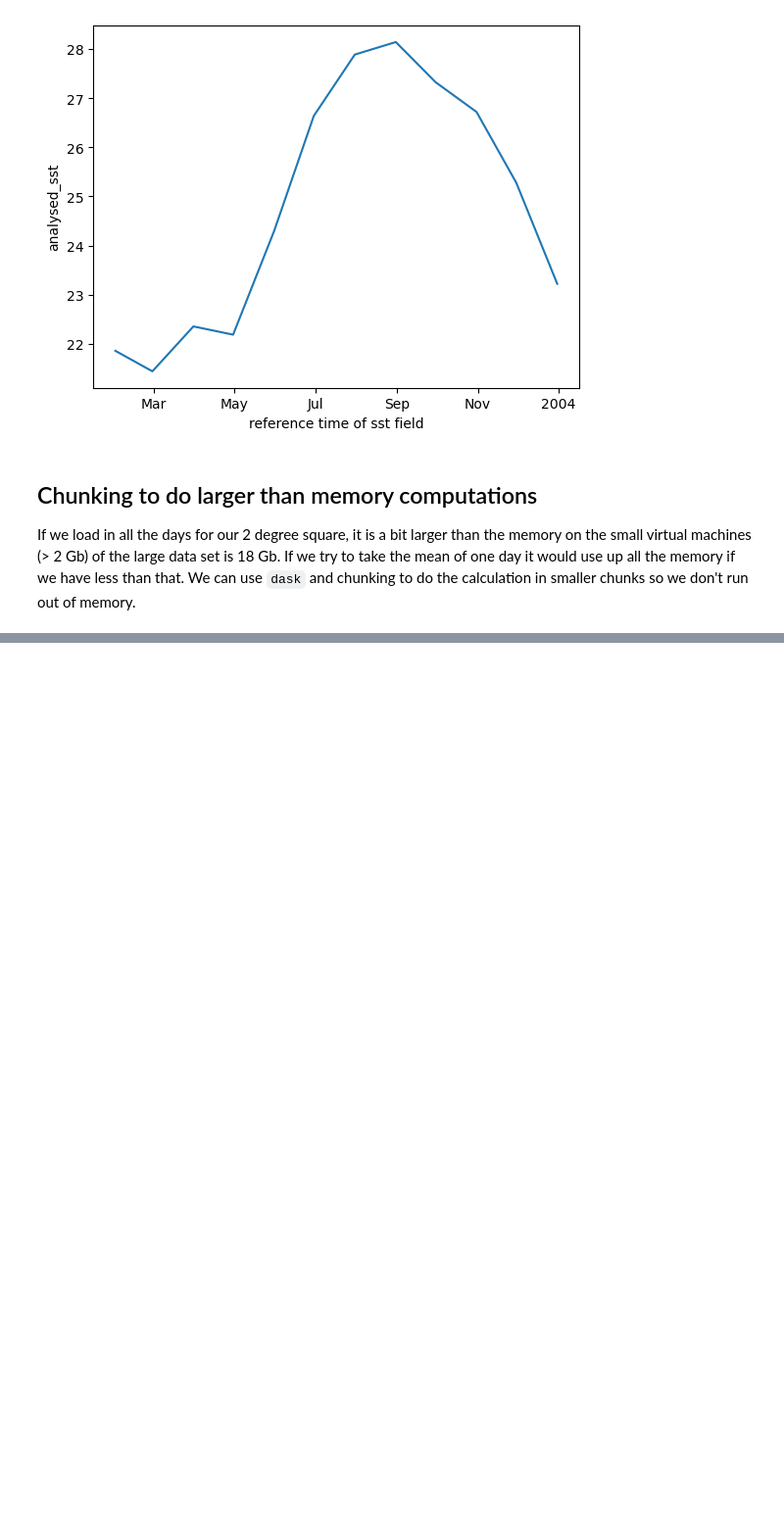
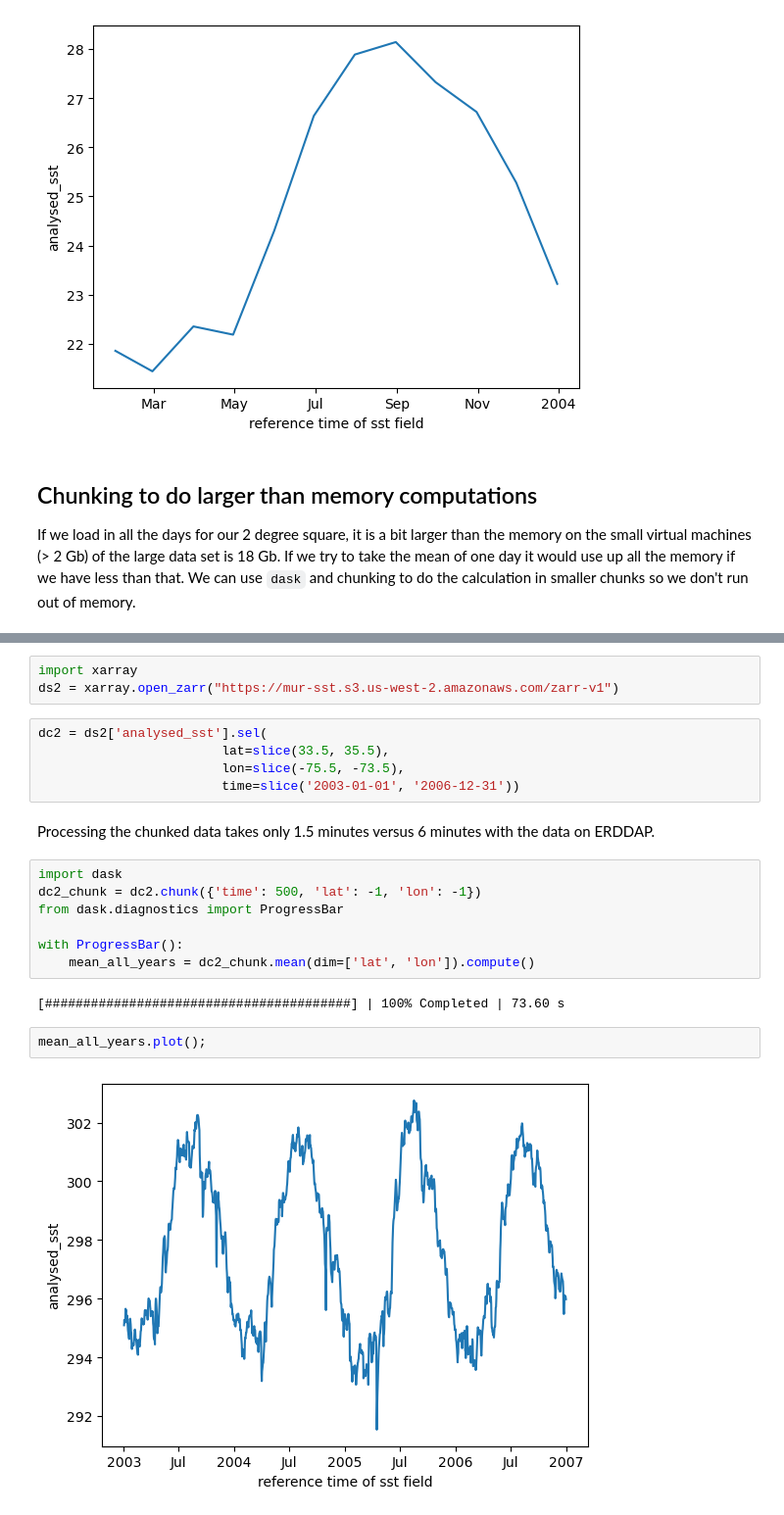
Before and after one commit to nmfs-opensci/NOAAHackDays, a Jupyter notebook: topics-2025/2025-02-28-ERDDAP-Py/erddap_xarray.ipynb, the cells around one changed output, grey strips where cells are left out. Shown at 98% size. Drawn from its saved outputs; the diff is of its cells as text; blank space fills up the shorter version.

Commit message:
add the xarray+opendap examples

```diff
--- a/topics-2025/2025-02-28-ERDDAP-Py/erddap_xarray.ipynb
+++ b/topics-2025/2025-02-28-ERDDAP-Py/erddap_xarray.ipynb
@@ -486,0 +186,23 @@ dc.mean(dim=['latitude', 'longitude']).plot()
+# %%
+import xarray
+ds2 = xarray.open_zarr("https://mur-sst.s3.us-west-2.amazonaws.com/zarr-v1")
+# %%
+dc2 = ds2['analysed_sst'].sel(
+                        lat=slice(33.5, 35.5),
+                        lon=slice(-75.5, -73.5),
+                        time=slice('2003-01-01', '2006-12-31'))
+# %% [markdown]
+Processing the chunked data  takes only 1.5 minutes versus 6 minutes with the data on ERDDAP.
+# %%
+import dask
+dc2_chunk = dc2.chunk({'time': 500, 'lat': -1, 'lon': -1})
+from dask.diagnostics import ProgressBar
+
+with ProgressBar():
+    mean_all_years = dc2_chunk.mean(dim=['lat', 'lon']).compute()
+# %% [output]
+[########################################] | 100% Completed | 73.60 s
+# %%
+mean_all_years.plot();
+# %% [output]
+[figure, added]
```
Also changed, not shown: parts of 48 cells of this notebook, 3 other files.
